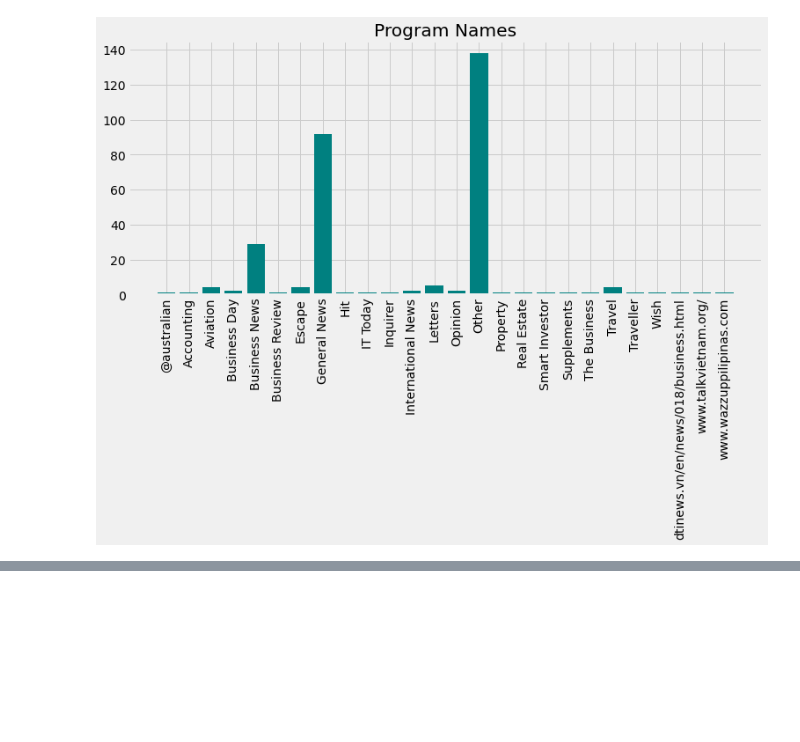
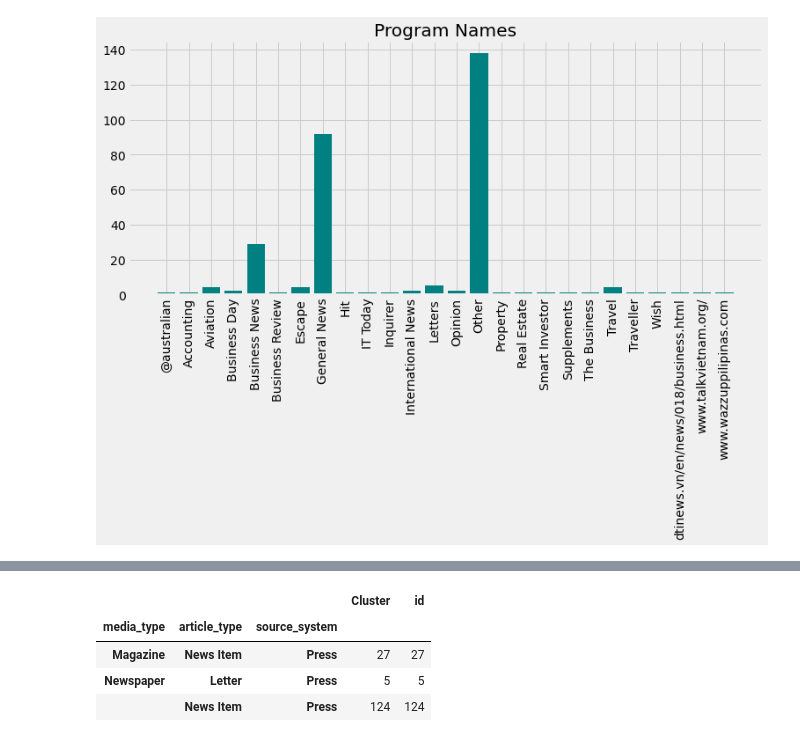
Before and after one commit to YanaSSS/technical-task, a Jupyter notebook: clustering-documents.ipynb, the cells around one changed output, grey strips where cells are left out. Cells and saved outputs as stored; diff of their text form; code cells hidden in the pictures; blank space fills up the shorter version.

```diff
--- a/clustering-documents.ipynb
+++ b/clustering-documents.ipynb
@@ -350,0 +465,12 @@ I will set the media_type, program_name, article_type and source_system columns
+# %%
+cluster_one = pd.DataFrame(kmode_data[kmode_data['Cluster']==1].groupby(['media_type', 'article_type', 'source_system']).count())
+# %%
+cluster_one = cluster_one[cluster_one['id']>0]
+# %%
+cluster_one
+# %% [output]
+|  |  |  | Cluster | id |
+| media_type | article_type | source_system |  |  |
+| Magazine | News Item | Press | 27 | 27 |
+| Newspaper | Letter | Press | 5 | 5 |
+|  | News Item | Press | 124 | 124 |
```
Also changed, not shown: parts of 23 cells of this notebook.
